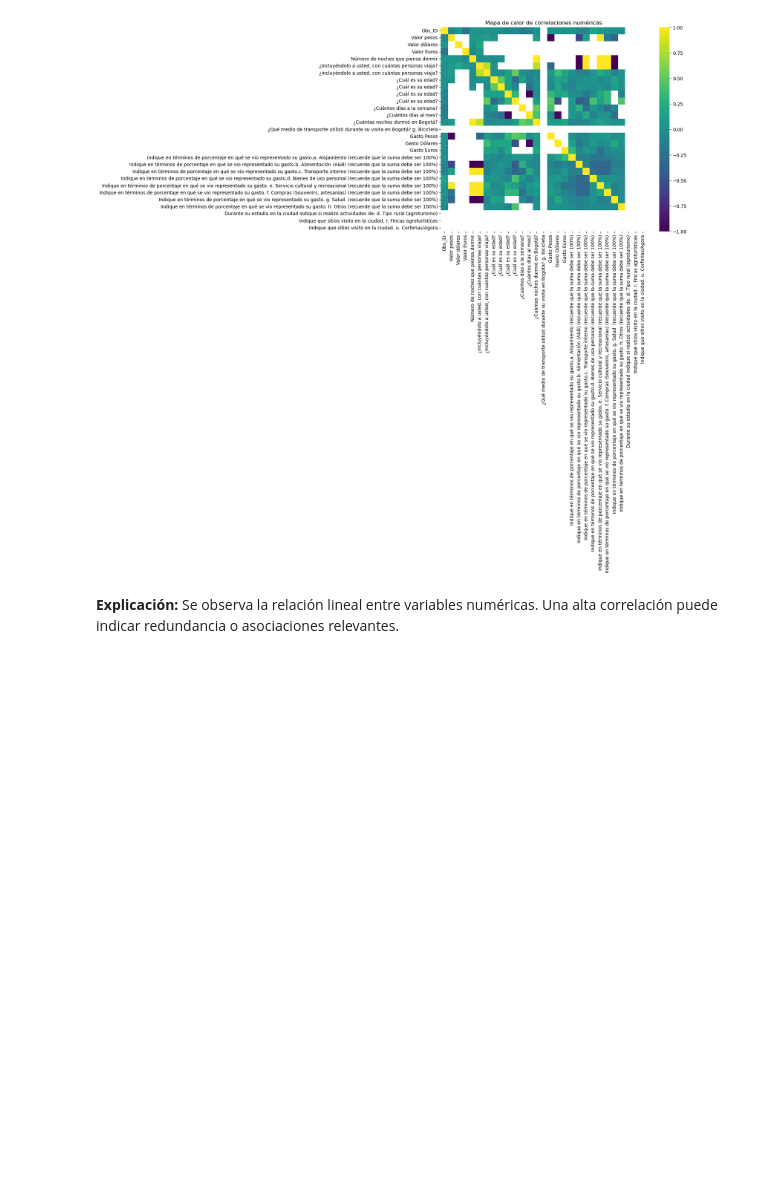
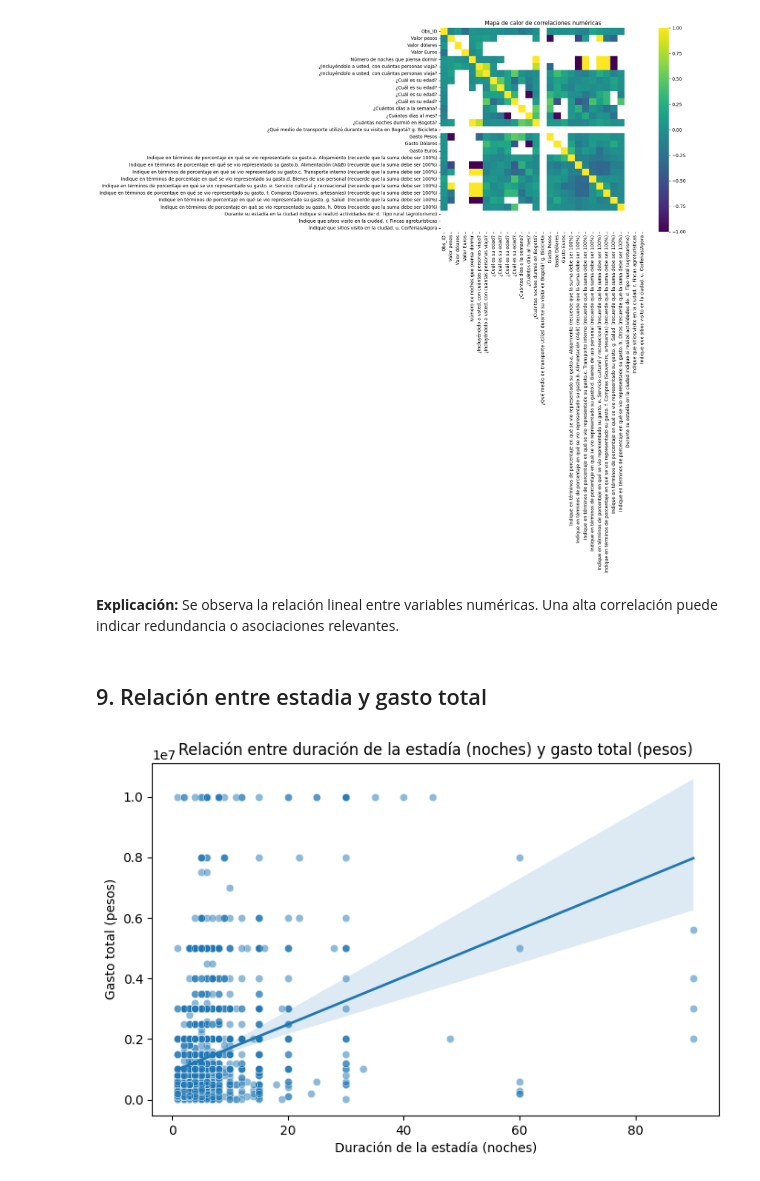
Before and after one commit to asrojas10/ProyectoMIAD-DespliegueSoluciones, a Jupyter notebook: analisis_exploratorio_viajeros_2023_con_diccionario.ipynb, the cells around one changed output. Drawn from its saved outputs; the diff is of its cells as text; code cells hidden in the pictures; blank space fills up the shorter version.

```diff
--- a/analisis_exploratorio_viajeros_2023_con_diccionario.ipynb
+++ b/analisis_exploratorio_viajeros_2023_con_diccionario.ipynb
@@ -248,3 +269,32 @@ plt.show()
 # %% [markdown]
 
 **Explicación:** Se observa la relación lineal entre variables numéricas. Una alta correlación puede indicar redundancia o asociaciones relevantes.
+# %% [markdown]
+## 9. Relación entre estadia y gasto total
+# %%
+# --- 1) Elegir columnas reales ---
+col_duracion = "P_304"   # Noches en Bogotá (observado)
+col_gasto    = "P_307A"  # Gasto Pesos (observado)
+
+# --- 2) Asegurar numéricos y filtrar válidos ---
+df[col_duracion] = pd.to_numeric(df[col_duracion], errors='coerce')
+df[col_gasto]    = pd.to_numeric(df[col_gasto],    errors='coerce')
+
+tmp = df[[col_duracion, col_gasto]].dropna()
+tmp = tmp[(tmp[col_duracion] > 0) & (tmp[col_gasto] > 0)]
+
+# (opcional) winsorizar p99 para que no te exploten 2–3 outliers
+p99 = tmp[col_gasto].quantile(0.99)
+tmp_win = tmp.copy()
+tmp_win[col_gasto] = tmp_win[col_gasto].clip(upper=p99)
+
+# --- 3) Scatter + tendencia (sobre datos winsorizados) ---
+plt.figure(figsize=(8,5))
+sns.scatterplot(x=col_duracion, y=col_gasto, data=tmp_win, alpha=0.5)
+sns.regplot(x=col_duracion, y=col_gasto, data=tmp_win, scatter=False, line_kws={'linewidth':2})
+plt.title("Relación entre duración de la estadía (noches) y gasto total (pesos)")
+plt.xlabel("Duración de la estadía (noches)")
+plt.ylabel("Gasto total (pesos)")
+plt.show()
+# %% [output]
+[figure, added]
```
Also changed, not shown: parts of 14 cells of this notebook, 1 other file.
